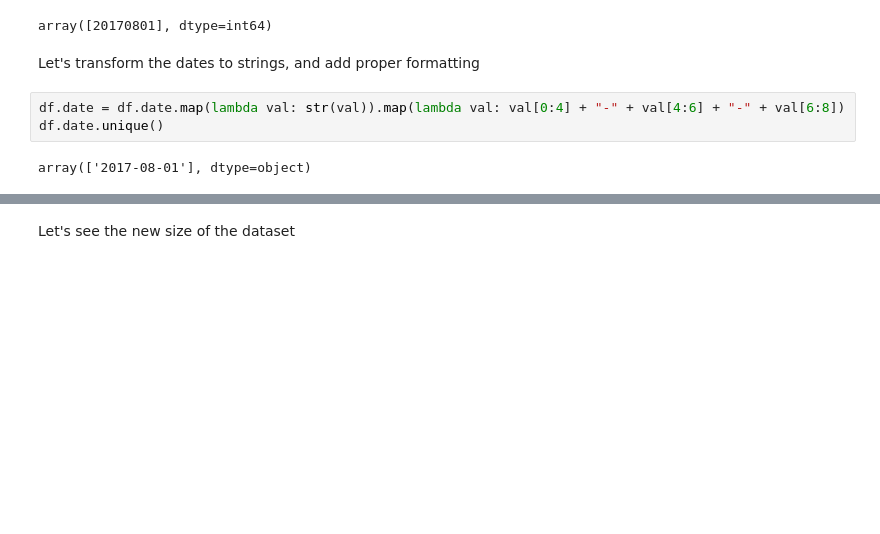
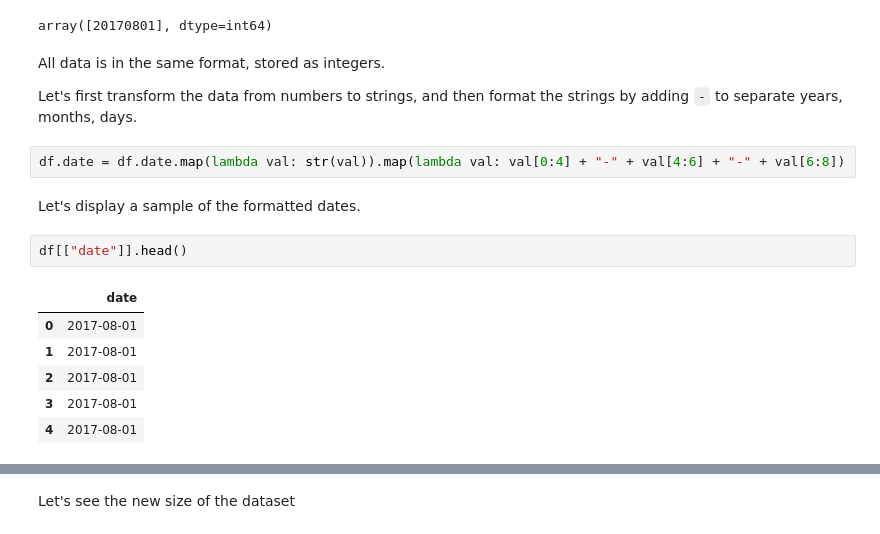
Before and after one commit to lamparelli/analytics_eda, a Jupyter notebook: eda.ipynb, the cells around one changed output, grey strips where cells are left out. Drawn from its saved outputs; the diff is of its cells as text; blank space fills up the shorter version.

````diff
--- a/eda.ipynb
+++ b/eda.ipynb
@@ -95,11 +115,21 @@ Let's clean the date column format. Let's check whethere there are multiple form
 df.date.unique()
 # %% [output]
 array([20170801], dtype=int64)
-# %% [markdown]
-Let's transform the dates to strings, and add proper formatting
+# %% [markdown]
+All data is in the same format, stored as integers.
+
+Let's first transform the data from numbers to strings, and then format the strings by adding ```-``` to separate years, months, days.
 # %%
 df.date = df.date.map(lambda val: str(val)).map(lambda val: val[0:4] + "-" + val[4:6] + "-" + val[6:8])
-df.date.unique()
-# %% [output]
-array(['2017-08-01'], dtype=object)
+# %% [markdown]
+Let's display a sample of the formatted dates.
+# %%
+df[["date"]].head()
+# %% [output]
+|  | date |
+| 0 | 2017-08-01 |
+| 1 | 2017-08-01 |
+| 2 | 2017-08-01 |
+| 3 | 2017-08-01 |
+| 4 | 2017-08-01 |
 # %% [markdown]
````
Also changed, not shown: parts of 43 cells of this notebook.
